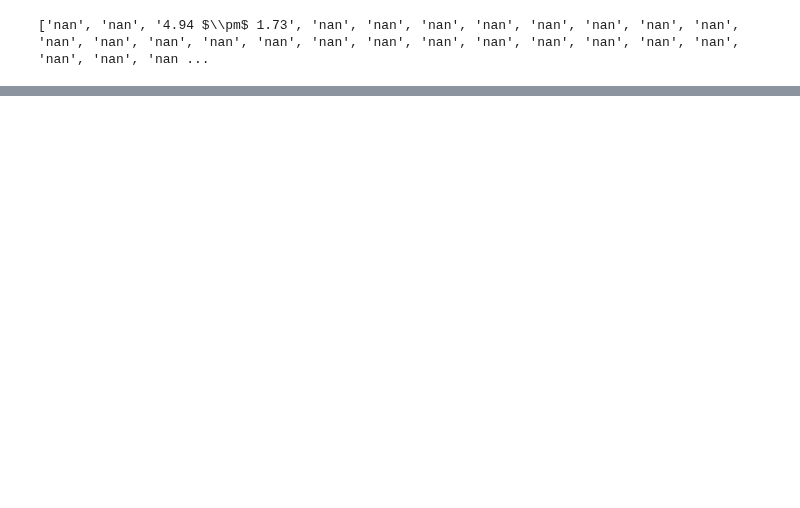
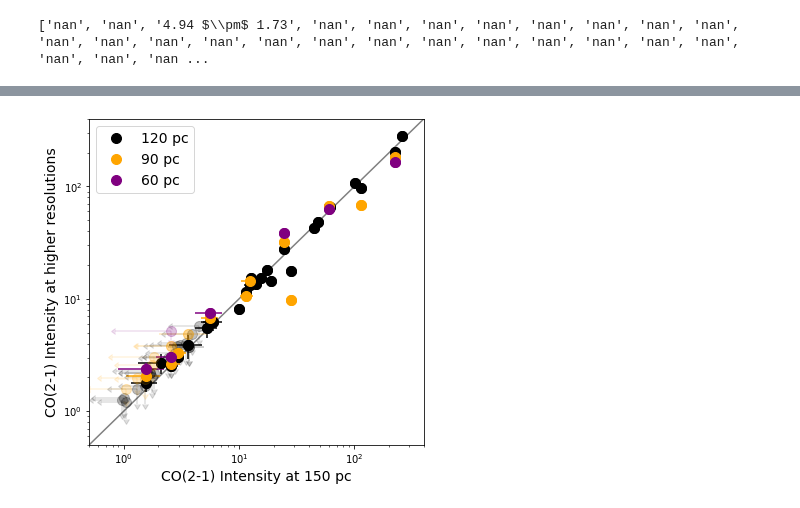
Before and after one commit to NessMayker/SNeCO, a Jupyter notebook: Code/3.0c._Intensity_Table.ipynb, the cells around one changed output, grey strips where cells are left out. Cells and saved outputs as stored; diff of their text form; code cells hidden in the pictures; blank space fills up the shorter version.

```diff
--- a/Code/3.0c._Intensity_Table.ipynb
+++ b/Code/3.0c._Intensity_Table.ipynb
@@ -159,0 +201,51 @@ plt.close()
+# %%
+
+x, y = np.linspace(0.5,400,1000),  np.linspace(0.5,400,1000)
+fig = plt.figure(figsize=(6,6))
+plt.loglog(x,y,ls="-",color="grey", zorder=0)
+plt.xlim(0.5,400)
+plt.ylim(0.5,400)
+
+
+plt.loglog(plotStuff120[0][0], plotStuff120[0][1], color="black", marker="o",ls="",ms=10, label="120 pc", alpha = 1, zorder=1)
+plt.errorbar(plotStuff120[0][0], plotStuff120[0][1], plotStuff120[0][2], plotStuff120[0][3], color="black", marker="o",ls="",ms=10, alpha = 1, zorder=1)
+plt.loglog(plotStuff120[1][0], plotStuff120[1][1], color="black", marker="o",ls="",ms=10, alpha = 0.25, zorder=1)
+plt.errorbar(plotStuff120[1][0], plotStuff120[1][1], plotStuff120[1][2], plotStuff120[1][3],xuplims=True, color="black", marker="o",ls="",ms=10, alpha = 0.25, zorder=1)
+plt.loglog(plotStuff120[2][0], plotStuff120[2][1], color="black", marker="o",ls="",ms=10, alpha = 0.25, zorder=1)
+plt.errorbar(plotStuff120[2][0], plotStuff120[2][1], plotStuff120[2][2], plotStuff120[2][3],uplims=True, color="black", marker="o",ls="",ms=10, alpha = 0.25, zorder=1)
+plt.loglog(plotStuff120[3][0], plotStuff120[3][1], color="black", marker="o",ls="",ms=10, alpha = 0.13, zorder=1)
+plt.errorbar(plotStuff120[3][0], plotStuff120[3][1], plotStuff120[3][2], plotStuff120[3][3],xuplims=True,uplims=True, color="black", marker="o",ls="",ms=10, alpha = 0.13, zorder=1)
+
+
+plt.loglog(plotStuff90[0][0], plotStuff90[0][1], color="orange", marker="o",ls="",ms=10, label="90 pc", alpha = 1, zorder=1)
+plt.errorbar(plotStuff90[0][0], plotStuff90[0][1], plotStuff90[0][2], plotStuff90[0][3], color="orange", marker="o",ls="",ms=10, alpha = 1, zorder=1)
+plt.loglog(plotStuff90[1][0], plotStuff90[1][1], color="orange", marker="o",ls="",ms=10, alpha = 0.25, zorder=1)
+plt.errorbar(plotStuff90[1][0], plotStuff90[1][1], plotStuff90[1][2], plotStuff90[1][3],xuplims=True, color="orange", marker="o",ls="",ms=10, alpha = 0.25, zorder=1)
+plt.loglog(plotStuff90[2][0], plotStuff90[2][1], color="orange", marker="o",ls="",ms=10, alpha = 0.25, zorder=1)
+plt.errorbar(plotStuff90[2][0], plotStuff90[2][1], plotStuff90[2][2], plotStuff90[2][3],uplims=True, color="orange", marker="o",ls="",ms=10, alpha = 0.25, zorder=1)
+plt.loglog(plotStuff90[3][0], plotStuff90[3][1], color="orange", marker="o",ls="",ms=10, alpha = 0.13, zorder=1)
+plt.errorbar(plotStuff90[3][0], plotStuff90[3][1], plotStuff90[3][2], plotStuff90[3][3],xuplims=True,uplims=True, color="orange", marker="o",ls="",ms=10, alpha = 0.13, zorder=1)
+
+
+plt.loglog(plotStuff60[0][0], plotStuff60[0][1], color="purple", marker="o",ls="",ms=10, label="60 pc", alpha = 1, zorder=1)
+plt.errorbar(plotStuff60[0][0], plotStuff60[0][1], plotStuff60[0][2], plotStuff60[0][3], color="purple", marker="o",ls="",ms=10, alpha = 1, zorder=1)
+plt.loglog(plotStuff60[1][0], plotStuff60[1][1], color="purple", marker="o",ls="",ms=10, alpha = 0.25, zorder=1)
+plt.errorbar(plotStuff60[1][0], plotStuff60[1][1], plotStuff60[1][2], plotStuff60[1][3],xuplims=True, color="purple", marker="o",ls="",ms=10, alpha = 0.25, zorder=1)
+plt.loglog(plotStuff60[2][0], plotStuff60[2][1], color="purple", marker="o",ls="",ms=10, alpha = 0.25, zorder=1)
+plt.errorbar(plotStuff60[2][0], plotStuff60[2][1], plotStuff60[2][2], plotStuff60[2][3],uplims=True, color="purple", marker="o",ls="",ms=10, alpha = 0.25, zorder=1)
+plt.loglog(plotStuff60[3][0], plotStuff60[3][1], color="purple", marker="o",ls="",ms=10, alpha = 0.13, zorder=1)
+plt.errorbar(plotStuff60[3][0], plotStuff60[3][1], plotStuff60[3][2], plotStuff60[3][3],xuplims=True,uplims=True, color="purple", marker="o",ls="",ms=10, alpha = 0.13, zorder=1)
+
+
+
+
+#plt.loglog(x120v150Flip,y120v150Flip,color="black", marker="o",ls="",ms=10, label="120 pc", alpha = .7)
+#plt.errorbar(x120v150Flip,y120v150Flip, xerr=ex120v150, yerr=ey120v150,uplims = Det120y, xuplims=Det120x,markeredgecolor="black",markerfacecolor="None", color="black", marker="o",ms=10,ls="", alpha = .7)
+plt.legend(loc="best", fontsize = 14)
+plt.ylabel("CO(2-1) Intensity at higher resolutions", fontsize=14)
+plt.xlabel("CO(2-1) Intensity at 150 pc", fontsize=14)
+plt.show()
+fig.savefig("../Figures/ResolutionIntensityComparison.png")
+plt.close()
+# %% [output]
+[figure, added]
```
Also changed, not shown: parts of 4 cells of this notebook, 3 other files.
